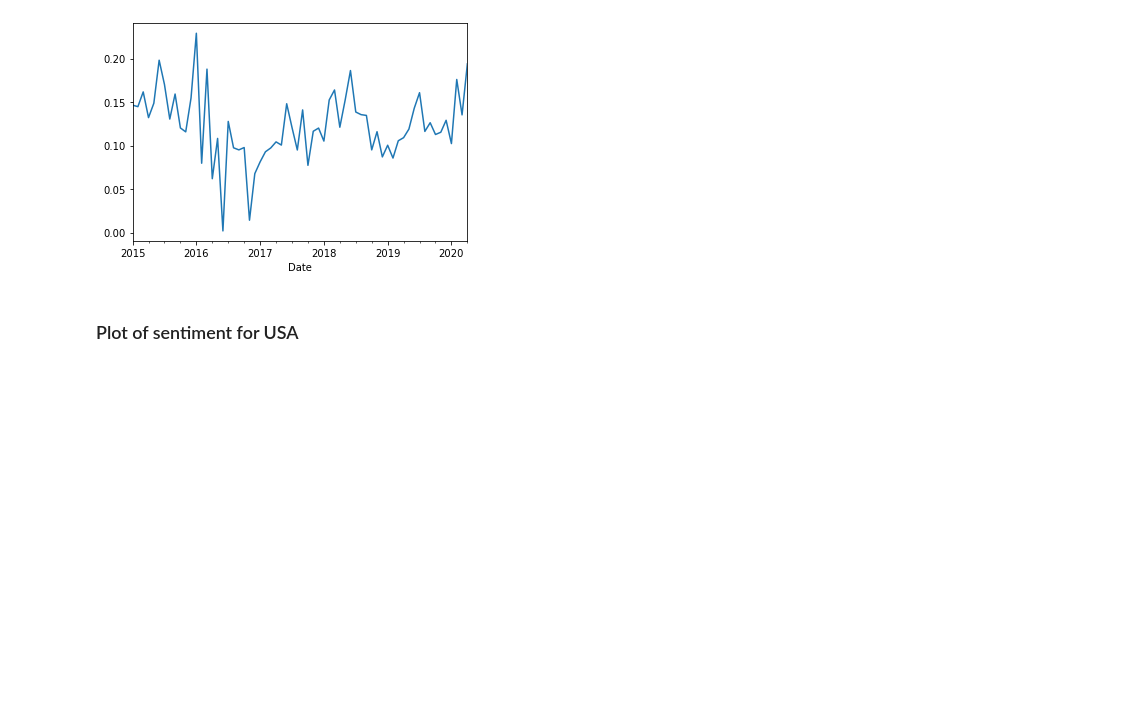
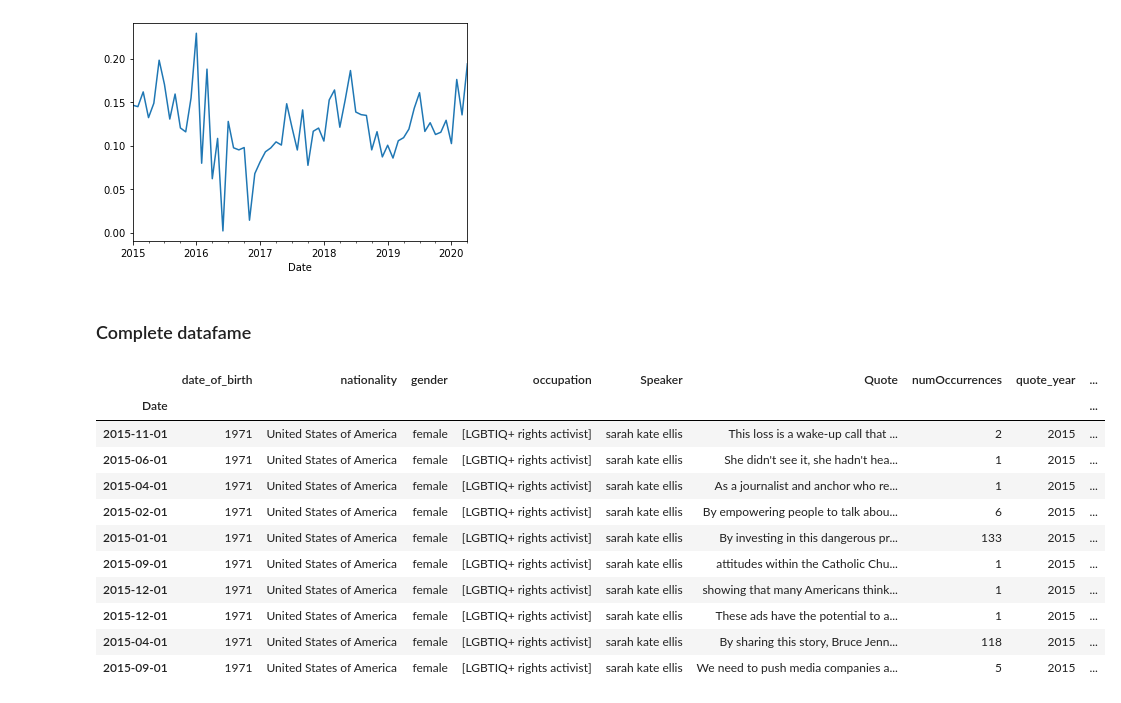
Before and after one commit to epfl-ada/ada-2021-project-fadalbazooka, a Jupyter notebook: SentimentAnalysis.ipynb, the cells around one changed output. Cells and saved outputs as stored; diff of their text form; code cells hidden in the pictures; blank space fills up the shorter version.

```diff
--- a/SentimentAnalysis.ipynb
+++ b/SentimentAnalysis.ipynb
@@ -143,4 +148,21 @@ new_df_time.groupby('Date').mean()["Sentiment"].plot()
 <AxesSubplot:xlabel='Date'>
 [figure]
 # %% [markdown]
-### Plot of sentiment for USA
+### Complete datafame
+# %%
+new_df_time.gender = [elem[0] for elem in new_df_time.gender]
+new_df_time.nationality = [elem[0] for elem in new_df_time.nationality]
+new_df_time.head(10)
+# %% [output]
+|  | date_of_birth | nationality | gender | occupation | Speaker | Quote | numOccurrences | quote_year | ... |
+| Date |  |  |  |  |  |  |  |  | ... |
+| 2015-11-01 | 1971 | United States of America | female | [LGBTIQ+ rights activist] | sarah kate ellis | This loss is a wake-up call that ... | 2 | 2015 | ... |
+| 2015-06-01 | 1971 | United States of America | female | [LGBTIQ+ rights activist] | sarah kate ellis | She didn't see it, she hadn't hea... | 1 | 2015 | ... |
+| 2015-04-01 | 1971 | United States of America | female | [LGBTIQ+ rights activist] | sarah kate ellis | As a journalist and anchor who re... | 1 | 2015 | ... |
+| 2015-02-01 | 1971 | United States of America | female | [LGBTIQ+ rights activist] | sarah kate ellis | By empowering people to talk abou... | 6 | 2015 | ... |
+| 2015-01-01 | 1971 | United States of America | female | [LGBTIQ+ rights activist] | sarah kate ellis | By investing in this dangerous pr... | 133 | 2015 | ... |
+| 2015-09-01 | 1971 | United States of America | female | [LGBTIQ+ rights activist] | sarah kate ellis | attitudes within the Catholic Chu... | 1 | 2015 | ... |
+| 2015-12-01 | 1971 | United States of America | female | [LGBTIQ+ rights activist] | sarah kate ellis | showing that many Americans think... | 1 | 2015 | ... |
+| 2015-12-01 | 1971 | United States of America | female | [LGBTIQ+ rights activist] | sarah kate ellis | These ads have the potential to a... | 1 | 2015 | ... |
+| 2015-04-01 | 1971 | United States of America | female | [LGBTIQ+ rights activist] | sarah kate ellis | By sharing this story, Bruce Jenn... | 118 | 2015 | ... |
+| 2015-09-01 | 1971 | United States of America | female | [LGBTIQ+ rights activist] | sarah kate ellis | We need to push media companies a... | 5 | 2015 | ... |
```
Also changed, not shown: parts of 3 cells of this notebook, 2 other files.
